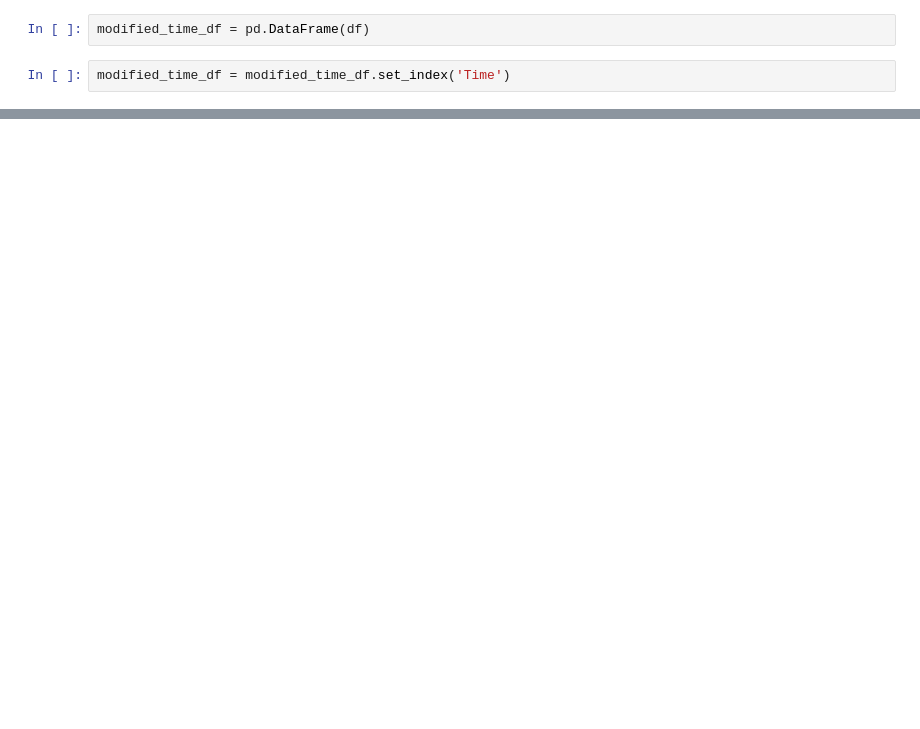
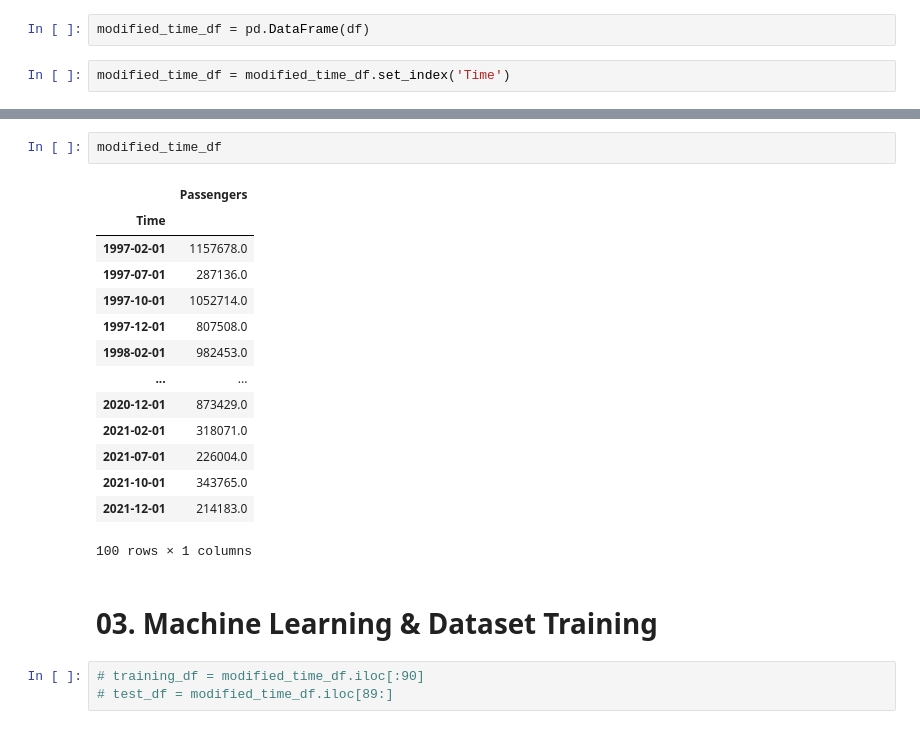
Before and after one commit to lotlouischoitslab/Champaign-Urbana_Bus_Ridership, a Jupyter notebook: champaign_bus_data_analysis.ipynb, the cells around one changed output, grey strips where cells are left out. Saved outputs shown, nothing was run; the diff lists cells and outputs as text; blank space fills up the shorter version.

```diff
--- a/champaign_bus_data_analysis.ipynb
+++ b/champaign_bus_data_analysis.ipynb
@@ -286,0 +234,22 @@ modified_time_df.plot(figsize=(12,8))
+# %%
+modified_time_df
+# %% [output]
+|  | Passengers |
+| Time |  |
+| 1997-02-01 | 1157678.0 |
+| 1997-07-01 | 287136.0 |
+| 1997-10-01 | 1052714.0 |
+| 1997-12-01 | 807508.0 |
+| 1998-02-01 | 982453.0 |
+| ... | ... |
+| 2020-12-01 | 873429.0 |
+| 2021-02-01 | 318071.0 |
+| 2021-07-01 | 226004.0 |
+| 2021-10-01 | 343765.0 |
+| 2021-12-01 | 214183.0 |
+100 rows × 1 columns
+# %% [markdown]
+# 03. Machine Learning & Dataset Training
+# %%
+# training_df = modified_time_df.iloc[:90]
+# test_df = modified_time_df.iloc[89:]
```
Also changed, not shown: parts of 23 cells of this notebook.
